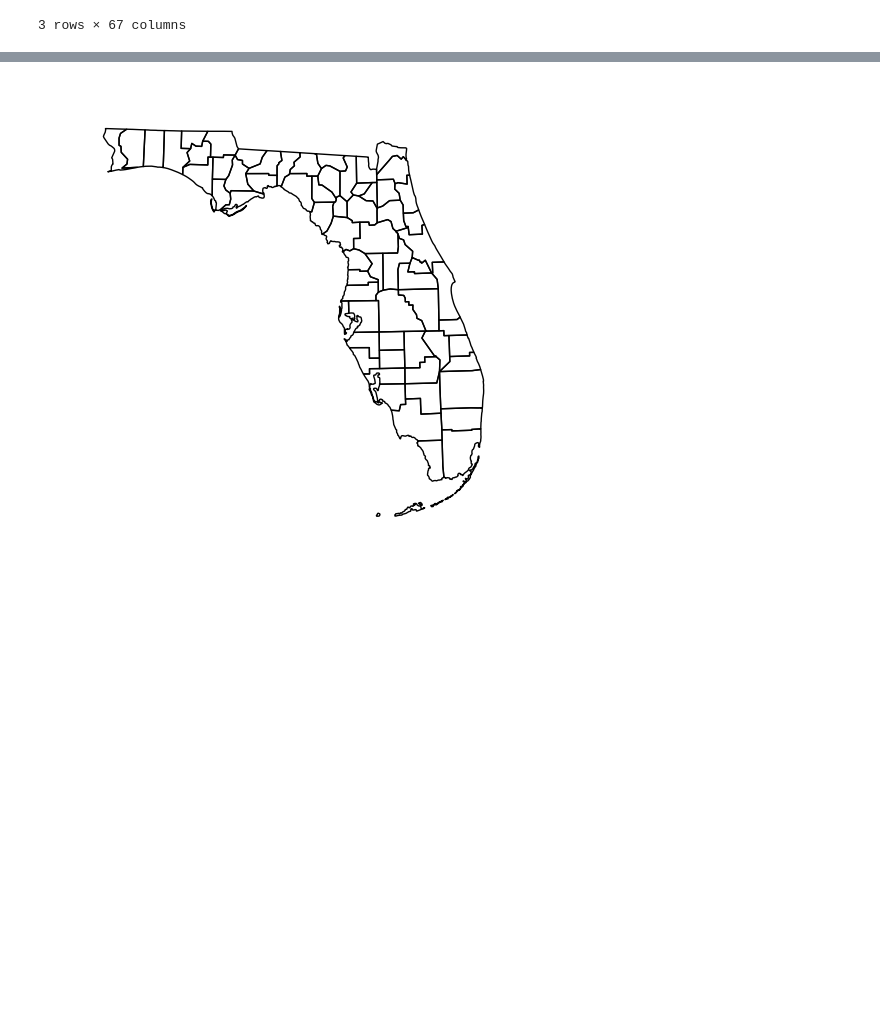
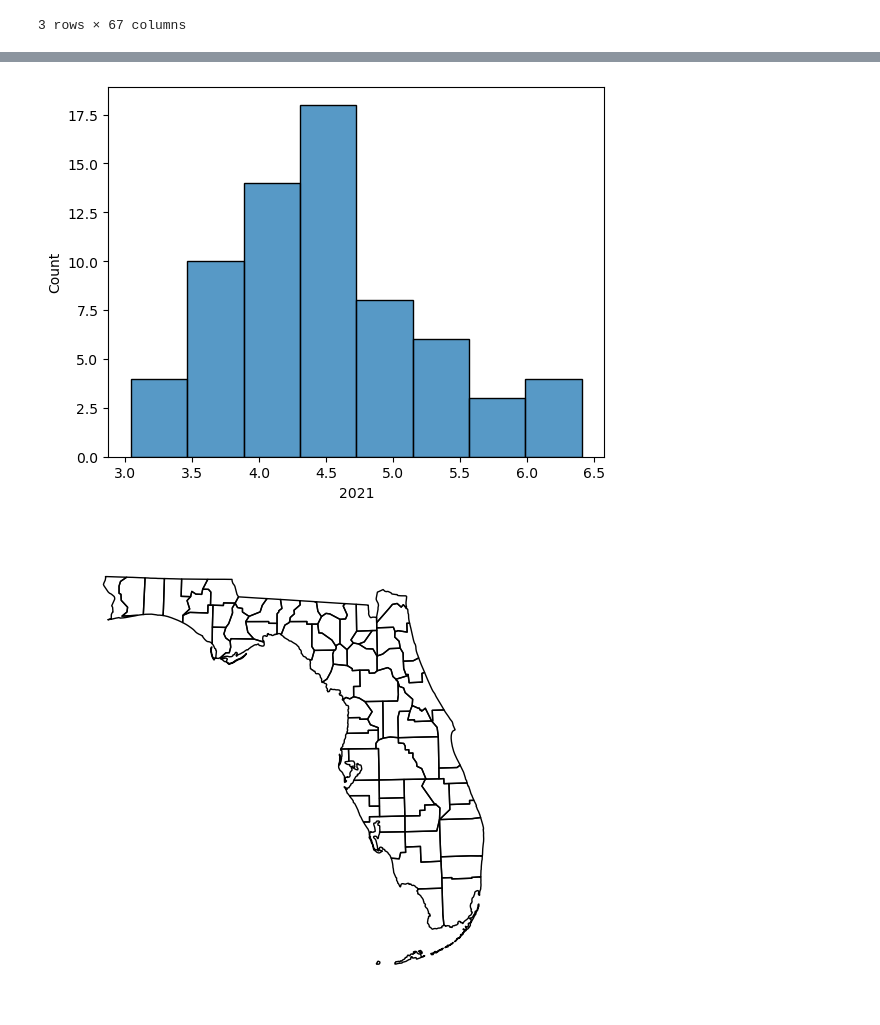
Before and after one commit to UDoWhile/Project-1, a Jupyter notebook: main_angelica.ipynb, the cells around one changed output, grey strips where cells are left out. Cells and saved outputs as stored; diff of their text form; code cells hidden in the pictures; blank space fills up the shorter version.

```diff
--- a/main_angelica.ipynb
+++ b/main_angelica.ipynb
@@ -103,3 +126,9 @@ fl_unemployment.head()
+# %%
+#show the distribution of unemployment index for 2021
+sns.histplot(fl_unemployment_yearly[2021])
+plt.show()
+# %% [output]
+[figure, added]
 # %%
 # Load the json file with county coordinates
 geoData = gpd.read_file(
```
Also changed, not shown: parts of 15 cells of this notebook.
